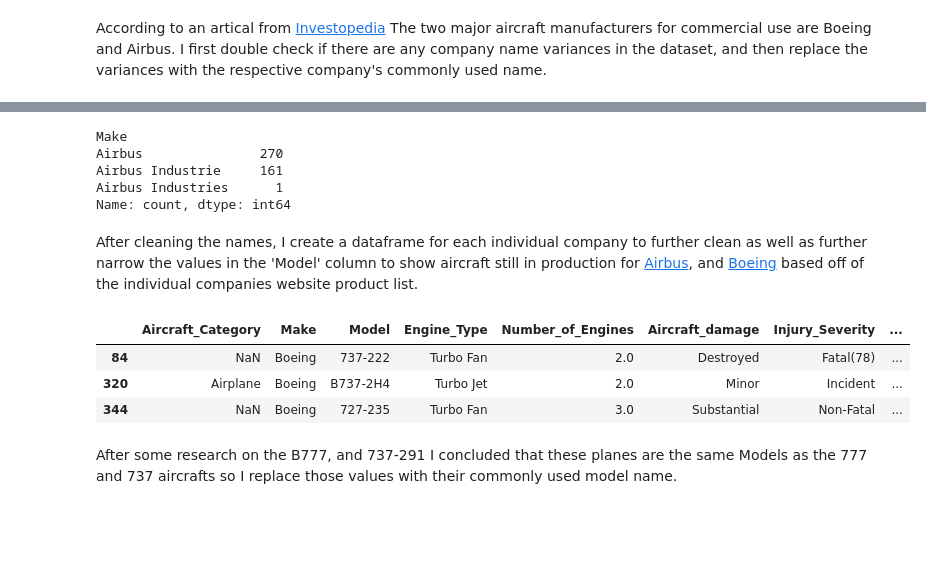
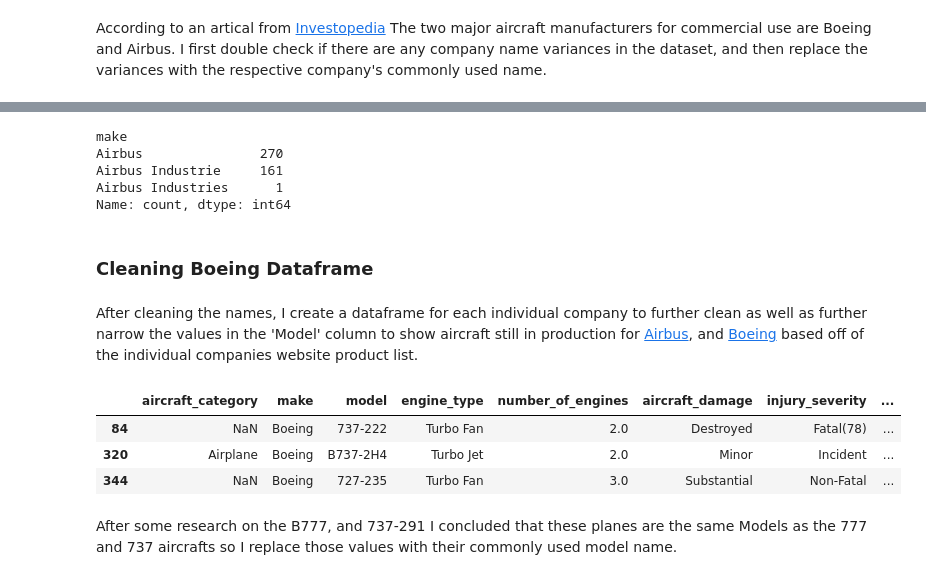
Before and after one commit to JohnNun/lowrisk_aircraft_project, a Jupyter notebook: lowrisk_aircraft_project_notebook.ipynb, the cells around one changed output, grey strips where cells are left out. Saved outputs shown, nothing was run; the diff lists cells and outputs as text; code cells hidden in the pictures; blank space fills up the shorter version.

```diff
--- a/lowrisk_aircraft_project_notebook.ipynb
+++ b/lowrisk_aircraft_project_notebook.ipynb
@@ -60,11 +53,11 @@ avi_records = avi_records[~avi_records['Engine_Type'].isin(unwanted_eng_type)]
 # Dropping rows with unwanted Aircraft Category and keeping NaN
 unwanted_craft_cate = ['Helicopter', 'Glider', 'Balloon', 'Weight-Shift','Gyrocraft', 'WSFT',
                        'Ultralight', 'Powered Parachute', 'Powered-Lift', 'ULTR', 'UNK', 'Unknown']
-avi_records = avi_records[~avi_records['Aircraft_Category'].isin(unwanted_craft_cate)]
+avi_records = avi_records[~avi_records['aircraft_category'].isin(unwanted_craft_cate)]
 # %%
 # Dropping rows with unwanted number of engines and keeping NaN
 unwanted_num_engine = [0, 1, 6]
-avi_records = avi_records[~avi_records['Number_of_Engines'].isin(unwanted_num_engine)]
+avi_records = avi_records[~avi_records['number_of_engines'].isin(unwanted_num_engine)]
 # %% [markdown]
 According to an artical from [Investopedia](https://www.investopedia.com/ask/answers/050415/what-companies-are-major-players-airline-supply-business.asp 'Who Are the Major Airplane Manufacturing Companies?') The two major aircraft manufacturers for commercial use are Boeing and Airbus. I first double check if there are any company name variances in the dataset, and then replace the variances with the respective company's commonly used name.
 # %%
@@ -81,28 +74,30 @@ Boeing 777-306Er                     1
 Boeing Commercial Airplane Gro       1
 Name: count, dtype: int64
 # %%
-avi_records[avi_records['Make'].str.contains('Airbus', case=False, na=False)].Make.value_counts()
+avi_records[avi_records['make'].str.contains('Airbus', case=False, na=False)].make.value_counts()
 # %% [output]
-Make
+make
 Airbus               270
 Airbus Industrie     161
 Airbus Industries      1
 Name: count, dtype: int64
 # %%
 # Replacing Boeing and Airbus name variants with commonly used names.
-avi_records['Make'] = avi_records['Make'].replace(['Boeing Company', 'The Boeing Company', 'Boeing Vertol',
+avi_records['make'] = avi_records['make'].replace(['Boeing Company', 'The Boeing Company', 'Boeing Vertol',
                                                    'Boeing Company, Long Beach Div', 'Boeing 777-306Er',
                                                    'Boeing Commercial Airplane Gro'], 'Boeing')
 # %%
-avi_records['Make'] = avi_records['Make'].replace(['Airbus Industrie', 'Airbus Industries'], 'Airbus')
+avi_records['make'] = avi_records['make'].replace(['Airbus Industrie', 'Airbus Industries'], 'Airbus')
+# %% [markdown]
+### Cleaning Boeing Dataframe
 # %% [markdown]
 After cleaning the names, I create a dataframe for each individual company to further clean as well as further narrow the values in the 'Model' column to show aircraft still in production for [Airbus](https://www.airbus.com/en/products-services/commercial-aircraft/passenger-aircraft 'Airbus Passenger Aircraft'), and [Boeing](https://www.boeing.com/commercial#products-and-services 'Boeing Commercial Aircraft') based off of the individual companies website product list.
 # %%
 # Creating a dataframe with Boeing specific aircraft
-boeing = avi_records[avi_records['Make'].str.contains('Boeing', na=False)]
+boeing = avi_records[avi_records['make'].str.contains('Boeing', na=False)]
 boeing.head(3)
 # %% [output]
-|  | Aircraft_Category | Make | Model | Engine_Type | Number_of_Engines | Aircraft_damage | Injury_Severity | ... |
+|  | aircraft_category | make | model | engine_type | number_of_engines | aircraft_damage | injury_severity | ... |
 | 84 | NaN | Boeing | 737-222 | Turbo Fan | 2.0 | Destroyed | Fatal(78) | ... |
 | 320 | Airplane | Boeing | B737-2H4 | Turbo Jet | 2.0 | Minor | Incident | ... |
 | 344 | NaN | Boeing | 727-235 | Turbo Fan | 3.0 | Substantial | Non-Fatal | ... |
```
Also changed, not shown: parts of 77 cells of this notebook, 1 other file.
